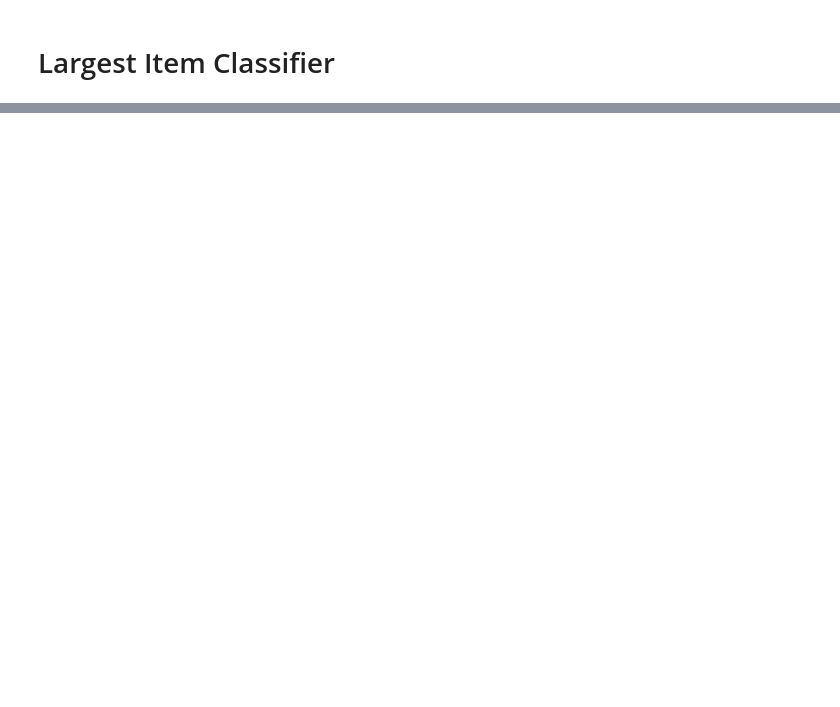
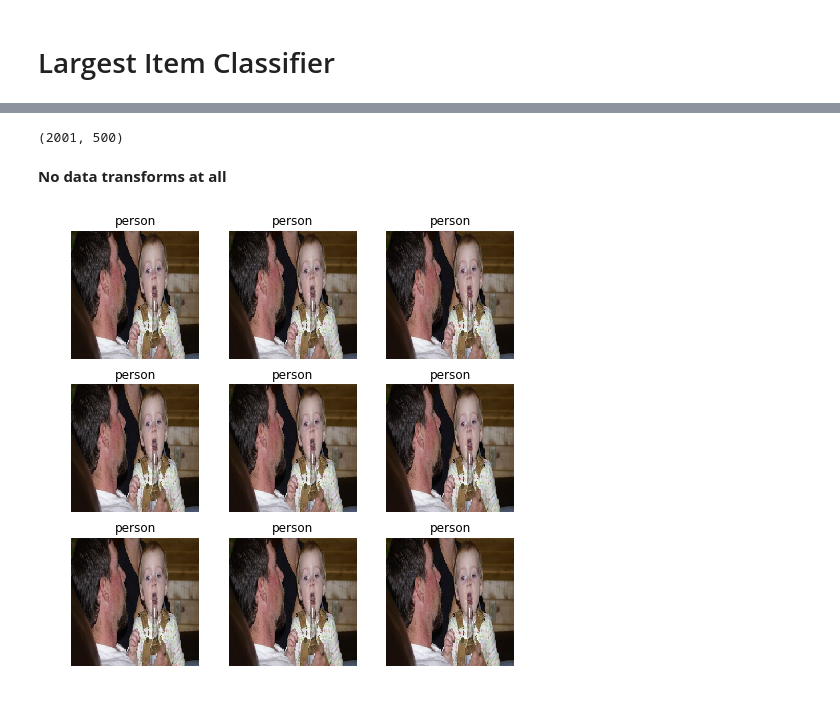
Before and after one commit to qAp/course-v3, a Jupyter notebook: nbs/dl1/single_digit_detection.ipynb, the cells around one changed output, grey strips where cells are left out. Saved outputs shown, nothing was run; the diff lists cells and outputs as text; code cells hidden in the pictures; blank space fills up the shorter version.

```diff
--- a/nbs/dl1/single_digit_detection.ipynb
+++ b/nbs/dl1/single_digit_detection.ipynb
@@ -101,0 +83,9 @@ filenames
+# %%
+np.random.seed(100)
+ids = range(len(trn_ids))
+ids = np.random.permutation(ids)
+split = int(.2 * len(ids))
+train_idx, valid_idx = ids[split:], ids[:split]
+len(train_idx), len(valid_idx)
+# %% [output]
+(2001, 500)
@@ -101,0 +96,22 @@ filenames
+# %%
+src = (ImageList.from_df(path=PATH, df=df, cols='fn')
+       .split_by_idxs(train_idx, valid_idx))
+# %%
+tfms = None #get_transforms()
+# %%
+def get_data(size, bs):
+    return (src.label_from_df()
+            .transform(tfms, size=sz, resize_method=ResizeMethod.SQUISH)
+            .databunch(bs=bs).normalize(imagenet_stats))
+# %%
+data = get_data(size=sz, bs=bs)
+# %% [markdown]
+**No data transforms at all**
+# %%
+def _plot(i, j, ax):
+    x, y = data.train_ds[171]
+    x.show(ax, y=y)
+
+plot_multi(_plot, r=3, c=3, figsize=(8, 8))
+# %% [output]
+[figure, added]
```
Also changed, not shown: parts of 27 cells of this notebook.
